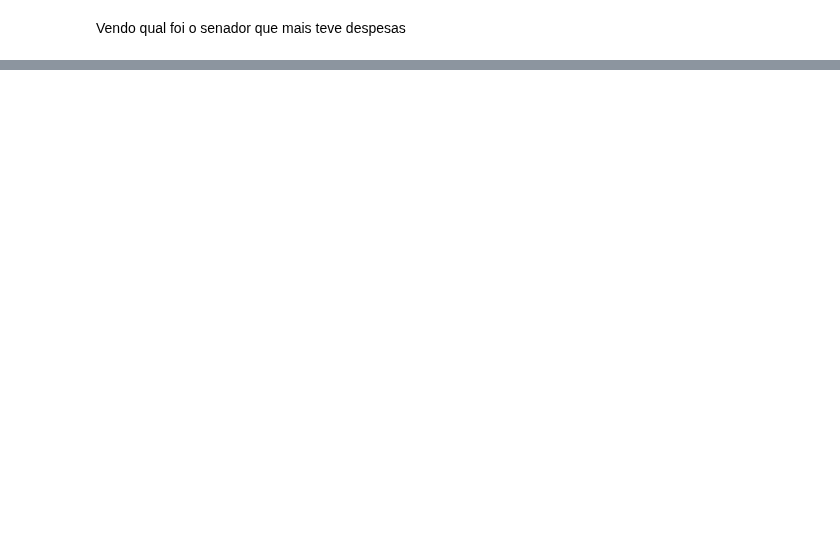
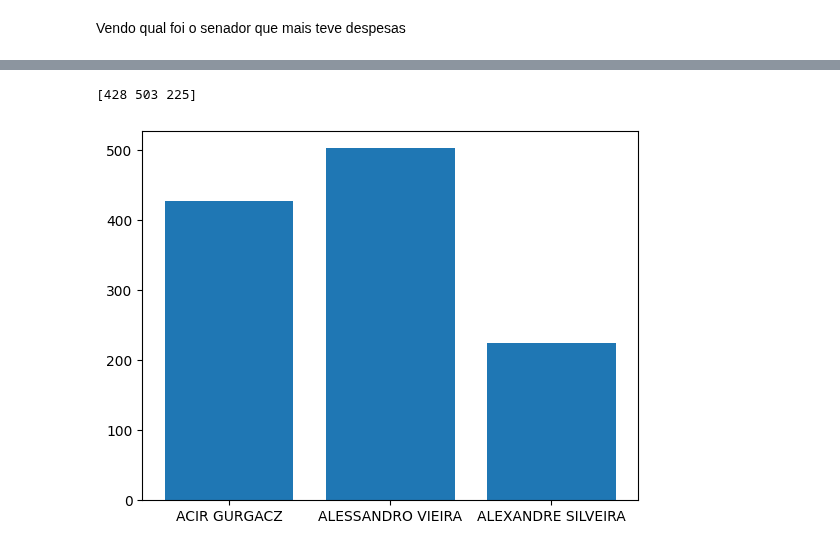
Before and after one commit to jeniferGoncalvesDaSilvaDev/7daysofcode-ds-alura2, a Jupyter notebook: desafio_7daysofcode_ds_alura.ipynb, the cells around one changed output, grey strips where cells are left out. Drawn from its saved outputs; the diff is of its cells as text; code cells hidden in the pictures; blank space fills up the shorter version.

```diff
--- a/desafio_7daysofcode_ds_alura.ipynb
+++ b/desafio_7daysofcode_ds_alura.ipynb
@@ -670,8 +676,6 @@ print(senador)
 # %% [markdown]
 Vendo qual foi o senador que mais teve despesas
 # %%
-# Assuming df_sem_outliers contains the data for all senators
-contagem_despesa_por_senador = df_sem_outliers.groupby('senador')['contagem de despesa '].sum()
+
+contagem_despesa_por_senador = df_sem_outliers.groupby('senador')['despesa'].count()
 contagem_despesa_por_senador = contagem_despesa_por_senador[0:3]
-plt.bar(contagem_despesa_por_senador.index, contagem_despesa_por_senador.values)
-plt.show()
@@ -679,0 +691,13 @@ plt.show()
+# %%
+despesa= contagem_despesa_por_senador.values
+print(despesa)
+# %% [output]
+[428 503 225]
+# %%
+senador= contagem_despesa_por_senador.index
+senador = senador[0:3]
+# %%
+plt.bar(senador, despesa)
+plt.show()
+# %% [output]
+[figure, added]
```
Also changed, not shown: parts of 5 cells of this notebook.
